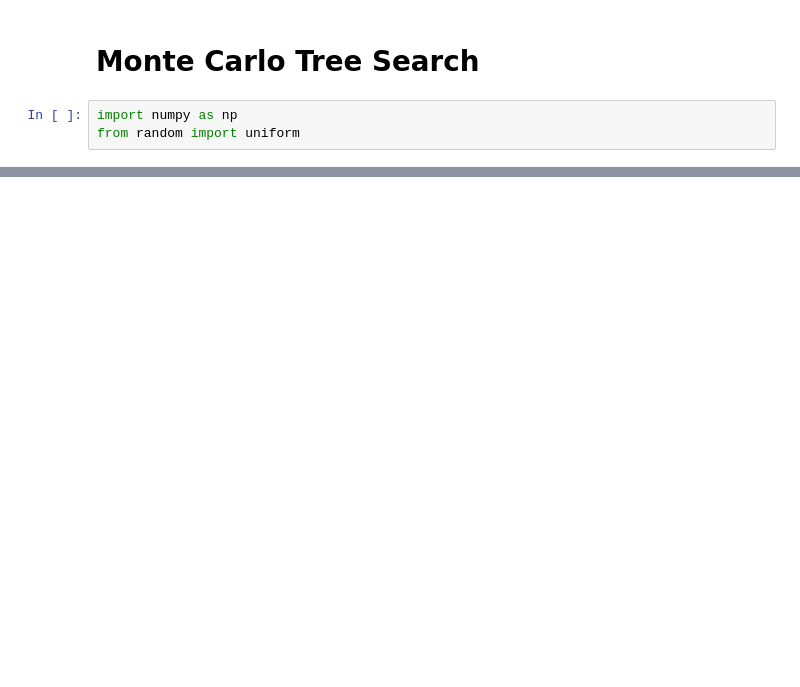
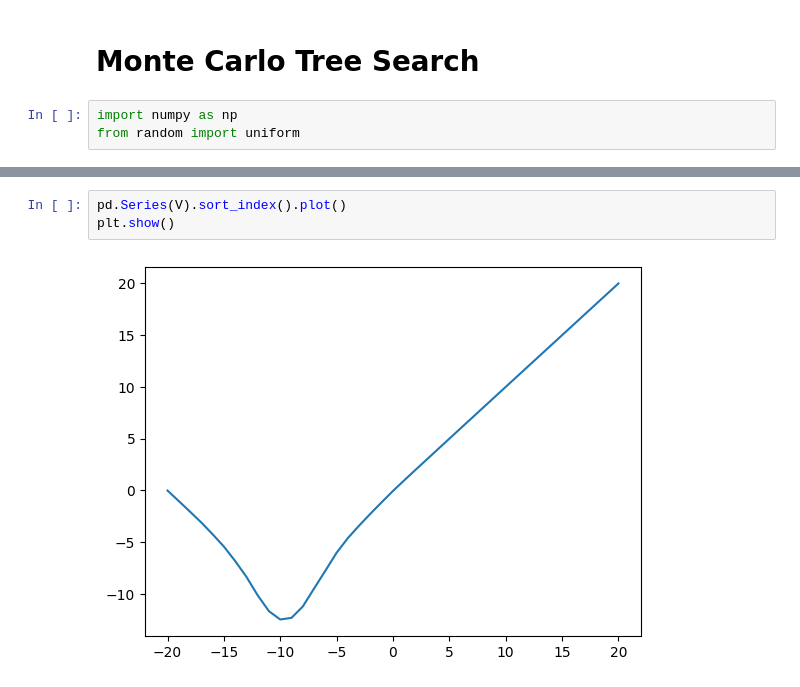
Before and after one commit to ChackMociute/Multi-Agent-Systems, a Jupyter notebook: hw6/hw6.ipynb, the cells around one changed output, grey strips where cells are left out. Saved outputs shown, nothing was run; the diff lists cells and outputs as text; blank space fills up the shorter version.

```diff
--- a/hw6/hw6.ipynb
+++ b/hw6/hw6.ipynb
@@ -134,0 +318,5 @@ mcts.target()
+# %%
+pd.Series(V).sort_index().plot()
+plt.show()
+# %% [output]
+[figure, added]
```
Also changed, not shown: parts of 24 cells of this notebook.
